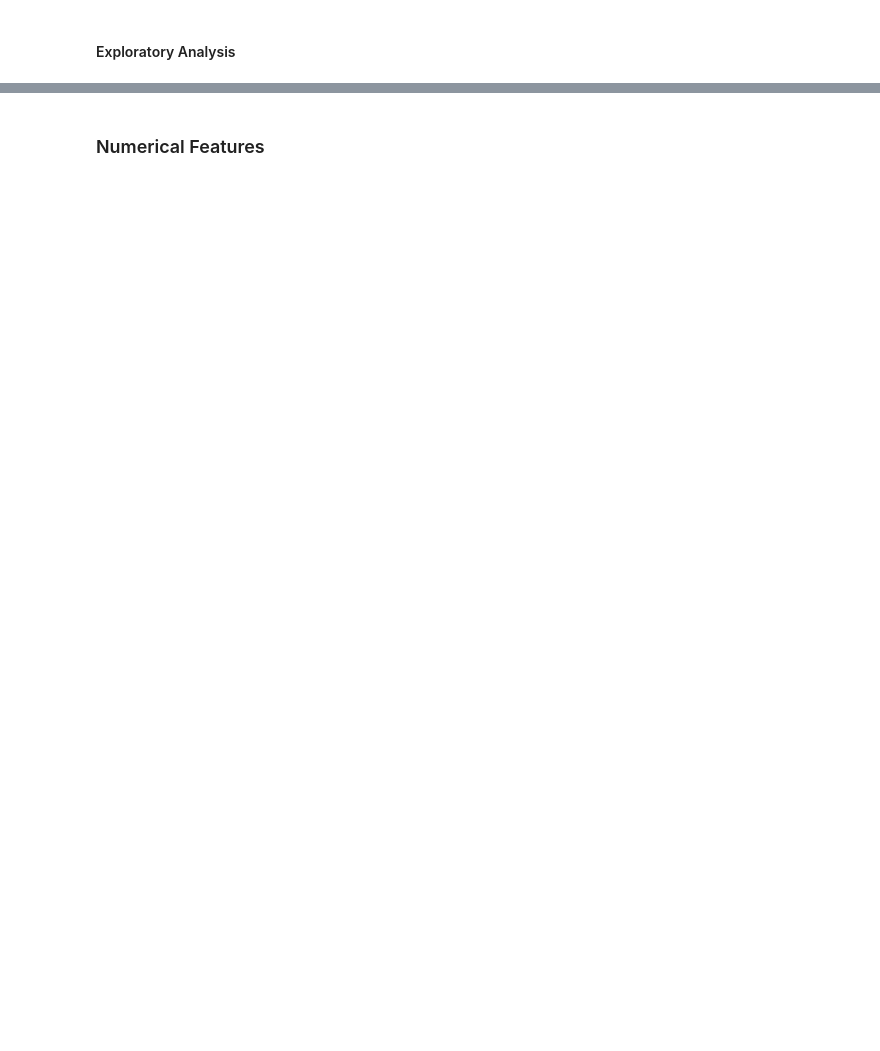
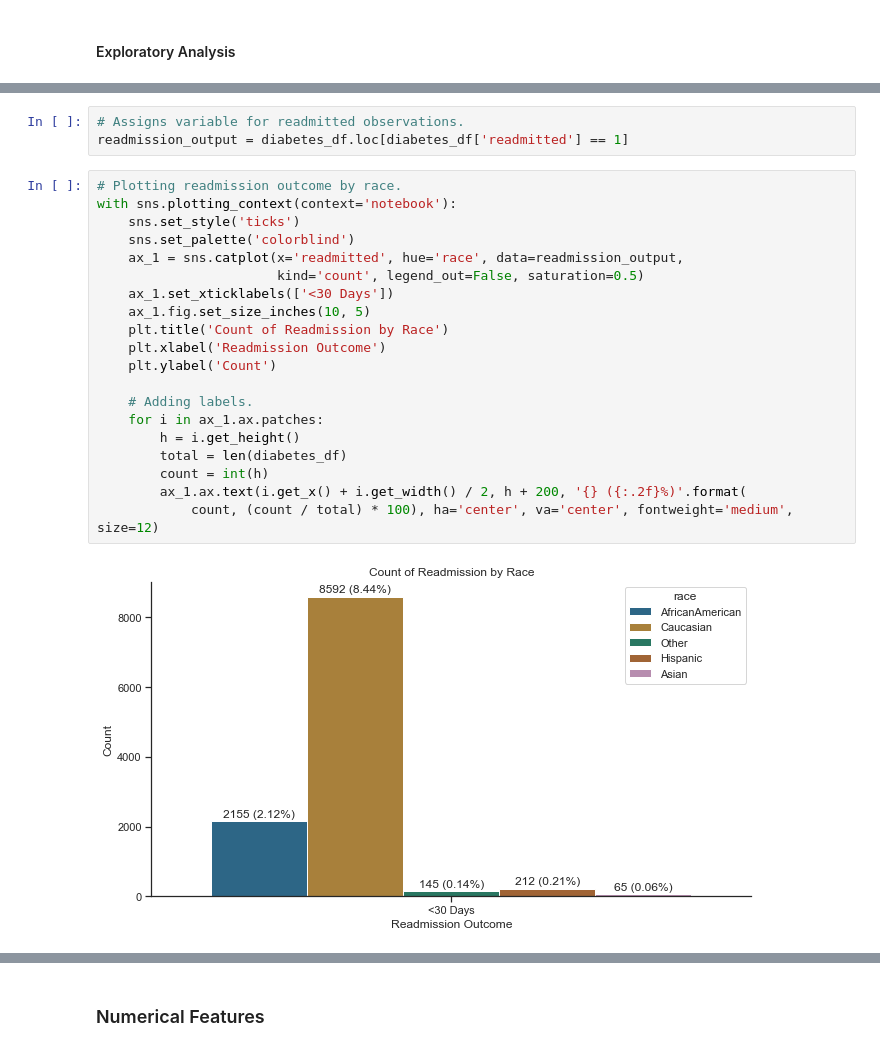
Before and after one commit to johncarloluna/diabetes-hospitaliozation, a Jupyter notebook: predicting-readmission.ipynb, the cells around one changed output, grey strips where cells are left out. Cells and saved outputs as stored; diff of their text form; blank space fills up the shorter version.

```diff
--- a/predicting-readmission.ipynb
+++ b/predicting-readmission.ipynb
@@ -258,0 +284,25 @@ diabetes_df['readmitted'] = diabetes_df['readmitted'].map(readmitted_dict)
+# %%
+# Assigns variable for readmitted observations.
+readmission_output = diabetes_df.loc[diabetes_df['readmitted'] == 1]
+# %%
+# Plotting readmission outcome by race.
+with sns.plotting_context(context='notebook'):
+    sns.set_style('ticks')
+    sns.set_palette('colorblind')
+    ax_1 = sns.catplot(x='readmitted', hue='race', data=readmission_output,
+                       kind='count', legend_out=False, saturation=0.5)
+    ax_1.set_xticklabels(['<30 Days'])
+    ax_1.fig.set_size_inches(10, 5)
+    plt.title('Count of Readmission by Race')
+    plt.xlabel('Readmission Outcome')
+    plt.ylabel('Count')
+
+    # Adding labels.
+    for i in ax_1.ax.patches:
+        h = i.get_height()
+        total = len(diabetes_df)
+        count = int(h)
+        ax_1.ax.text(i.get_x() + i.get_width() / 2, h + 200, '{} ({:.2f}%)'.format(
+            count, (count / total) * 100), ha='center', va='center', fontweight='medium', size=12)
+# %% [output]
+[figure, added]
```
Also changed, not shown: parts of 10 cells of this notebook, 1 other file.
